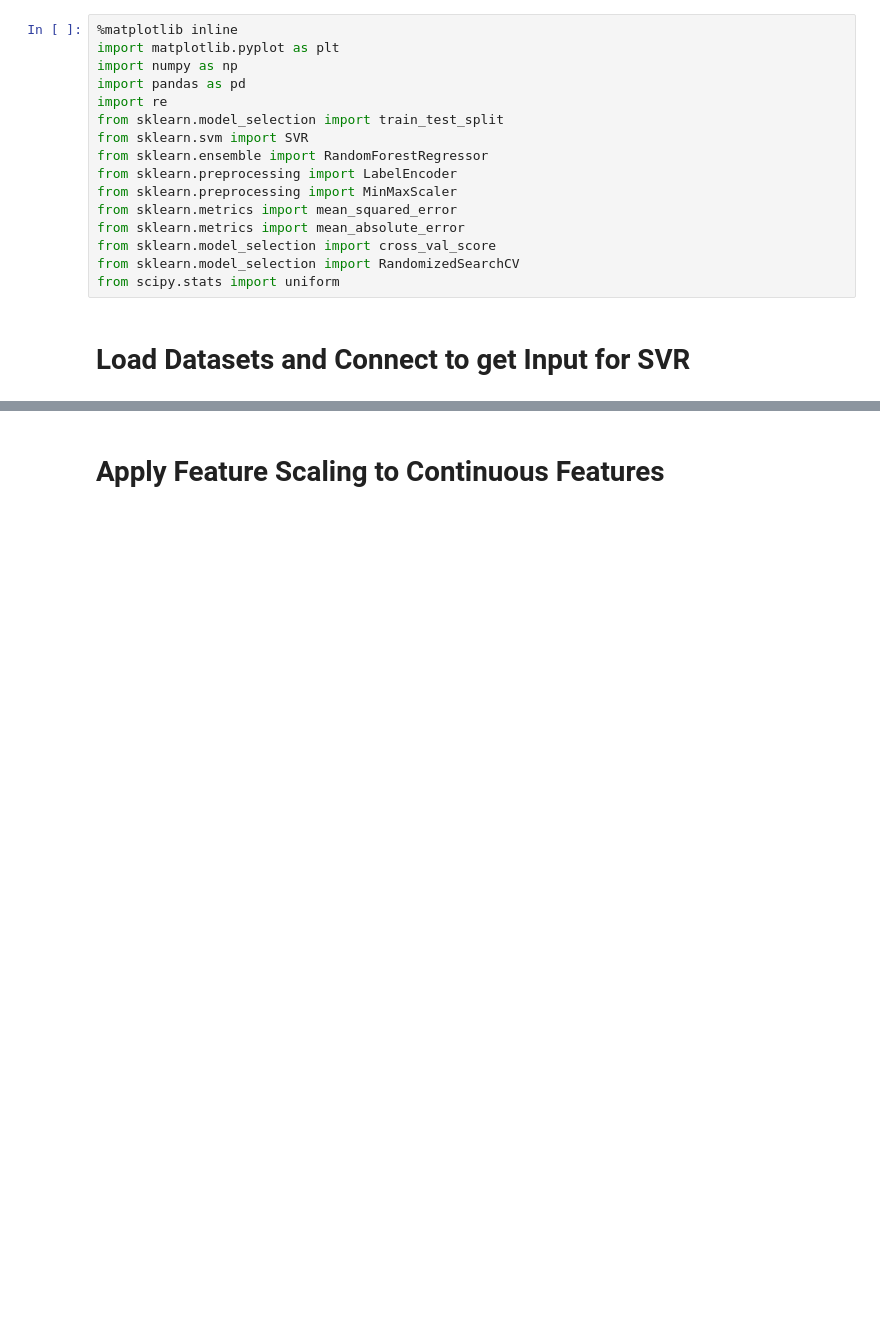
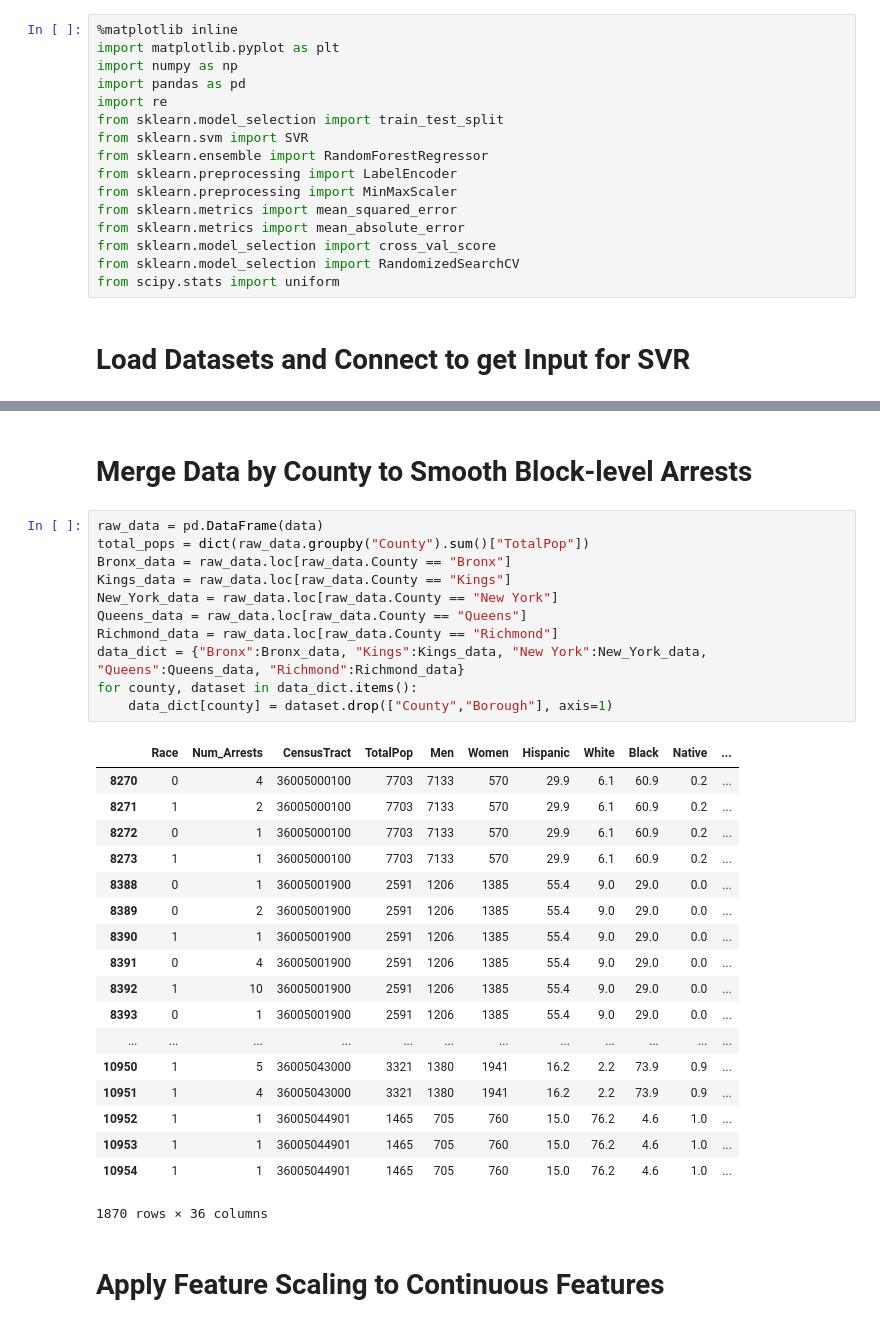
Before and after one commit to astupinski/MLproject, a Jupyter notebook: project_proposal.ipynb, the cells around one changed output, grey strips where cells are left out. Saved outputs shown, nothing was run; the diff lists cells and outputs as text; blank space fills up the shorter version.

```diff
--- a/project_proposal.ipynb
+++ b/project_proposal.ipynb
@@ -60,3 +72,35 @@ See the caveats in the documentation: http://pandas.pydata.org/pandas-docs/stabl
+# %% [markdown]
+# Merge Data by County to Smooth Block-level Arrests
+# %%
+raw_data = pd.DataFrame(data)
+total_pops = dict(raw_data.groupby("County").sum()["TotalPop"])
+Bronx_data = raw_data.loc[raw_data.County == "Bronx"]
+Kings_data = raw_data.loc[raw_data.County == "Kings"]
+New_York_data = raw_data.loc[raw_data.County == "New York"]
+Queens_data = raw_data.loc[raw_data.County == "Queens"]
+Richmond_data = raw_data.loc[raw_data.County == "Richmond"]
+data_dict = {"Bronx":Bronx_data, "Kings":Kings_data, "New York":New_York_data, "Queens":Queens_data, "Richmond":Richmond_data}
+for county, dataset in data_dict.items():
+    data_dict[county] = dataset.drop(["County","Borough"], axis=1)
+# %% [output]
+|  | Race | Num_Arrests | CensusTract | TotalPop | Men | Women | Hispanic | White | Black | Native | ... |
+| 8270 | 0 | 4 | 36005000100 | 7703 | 7133 | 570 | 29.9 | 6.1 | 60.9 | 0.2 | ... |
+| 8271 | 1 | 2 | 36005000100 | 7703 | 7133 | 570 | 29.9 | 6.1 | 60.9 | 0.2 | ... |
+| 8272 | 0 | 1 | 36005000100 | 7703 | 7133 | 570 | 29.9 | 6.1 | 60.9 | 0.2 | ... |
+| 8273 | 1 | 1 | 36005000100 | 7703 | 7133 | 570 | 29.9 | 6.1 | 60.9 | 0.2 | ... |
+| 8388 | 0 | 1 | 36005001900 | 2591 | 1206 | 1385 | 55.4 | 9.0 | 29.0 | 0.0 | ... |
+| 8389 | 0 | 2 | 36005001900 | 2591 | 1206 | 1385 | 55.4 | 9.0 | 29.0 | 0.0 | ... |
+| 8390 | 1 | 1 | 36005001900 | 2591 | 1206 | 1385 | 55.4 | 9.0 | 29.0 | 0.0 | ... |
+| 8391 | 0 | 4 | 36005001900 | 2591 | 1206 | 1385 | 55.4 | 9.0 | 29.0 | 0.0 | ... |
+| 8392 | 1 | 10 | 36005001900 | 2591 | 1206 | 1385 | 55.4 | 9.0 | 29.0 | 0.0 | ... |
+| 8393 | 0 | 1 | 36005001900 | 2591 | 1206 | 1385 | 55.4 | 9.0 | 29.0 | 0.0 | ... |
+| ... | ... | ... | ... | ... | ... | ... | ... | ... | ... | ... | ... |
+| 10950 | 1 | 5 | 36005043000 | 3321 | 1380 | 1941 | 16.2 | 2.2 | 73.9 | 0.9 | ... |
+| 10951 | 1 | 4 | 36005043000 | 3321 | 1380 | 1941 | 16.2 | 2.2 | 73.9 | 0.9 | ... |
+| 10952 | 1 | 1 | 36005044901 | 1465 | 705 | 760 | 15.0 | 76.2 | 4.6 | 1.0 | ... |
+| 10953 | 1 | 1 | 36005044901 | 1465 | 705 | 760 | 15.0 | 76.2 | 4.6 | 1.0 | ... |
+| 10954 | 1 | 1 | 36005044901 | 1465 | 705 | 760 | 15.0 | 76.2 | 4.6 | 1.0 | ... |
+1870 rows × 36 columns
 # %% [markdown]
 # Apply Feature Scaling to Continuous Features
 # %%
```
Also changed, not shown: parts of 12 cells of this notebook, 2 other files.
